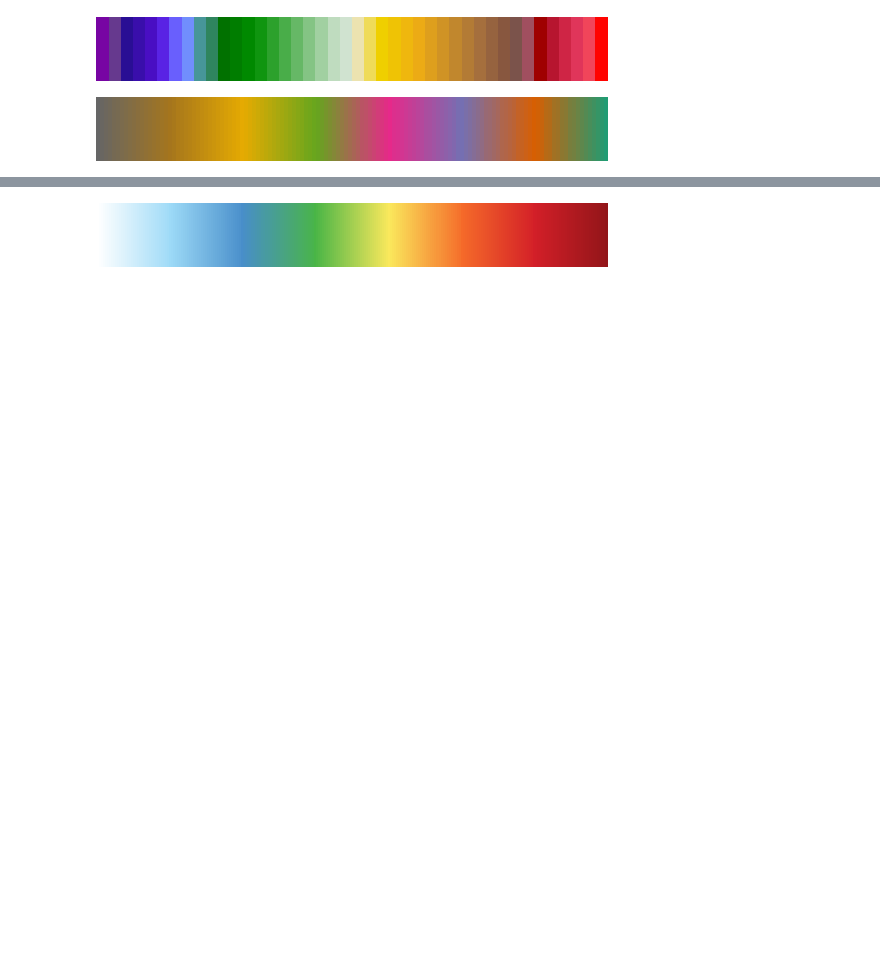
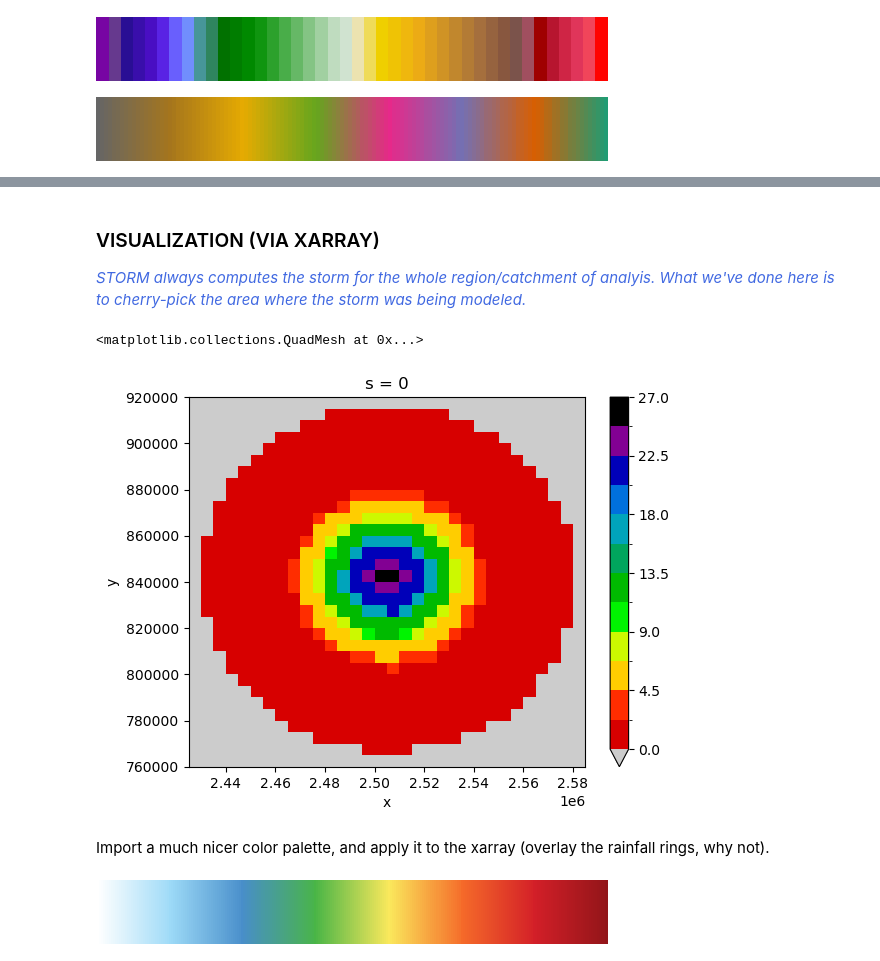
Before and after one commit to feliperiosg/STORM3, a Jupyter notebook: notebook/tre_.ipynb, the cells around one changed output, grey strips where cells are left out. Cells and saved outputs as stored; diff of their text form; code cells hidden in the pictures; blank space fills up the shorter version.

```diff
--- a/notebook/tre_.ipynb
+++ b/notebook/tre_.ipynb
@@ -387 +633,29 @@ da.isel( {'x':slice(217,249), 'y':slice(50,82),} ).plot(cmap='nipy_spectral_r',
+# %% [markdown]
+### VISUALIZATION (VIA XARRAY) ###
+
+<span style="color:RoyalBlue">*STORM always computes the storm for the whole region/catchment of analyis.
+What we've done here is to cherry-pick the area where the storm was being modeled.*</span>
+<a id='da'></a>
+# %%
+# convert "fall" into a xarray
+da = xr.DataArray(
+    data=fall,
+    dims=["s", "y", "x"],
+    coords={"s": np.r_[0:n_s], "x": XS, "y": YS},
+)
+# pa = xr.DataArray(data=mask, dims=['t','y','x'], coords={'t':np.r_[0:n_s], 'x':XS, 'y':YS},)
+
+# find first the "right" slices
+da.isel(
+    {
+        "s": posx,
+        "x": slice(217, 249),
+        "y": slice(50, 82),
+    }
+).plot(cmap="nipy_spectral_r", levels=13, vmin=0.005, vmax=27)
+# %% [output]
+<matplotlib.collections.QuadMesh at 0x...>
+[figure, added]
+# %% [markdown]
+Import a much nicer color palette, and apply it to the xarray (overlay the rainfall rings, why not).
 # %%
```
Also changed, not shown: parts of 84 cells of this notebook, 6 other files.
